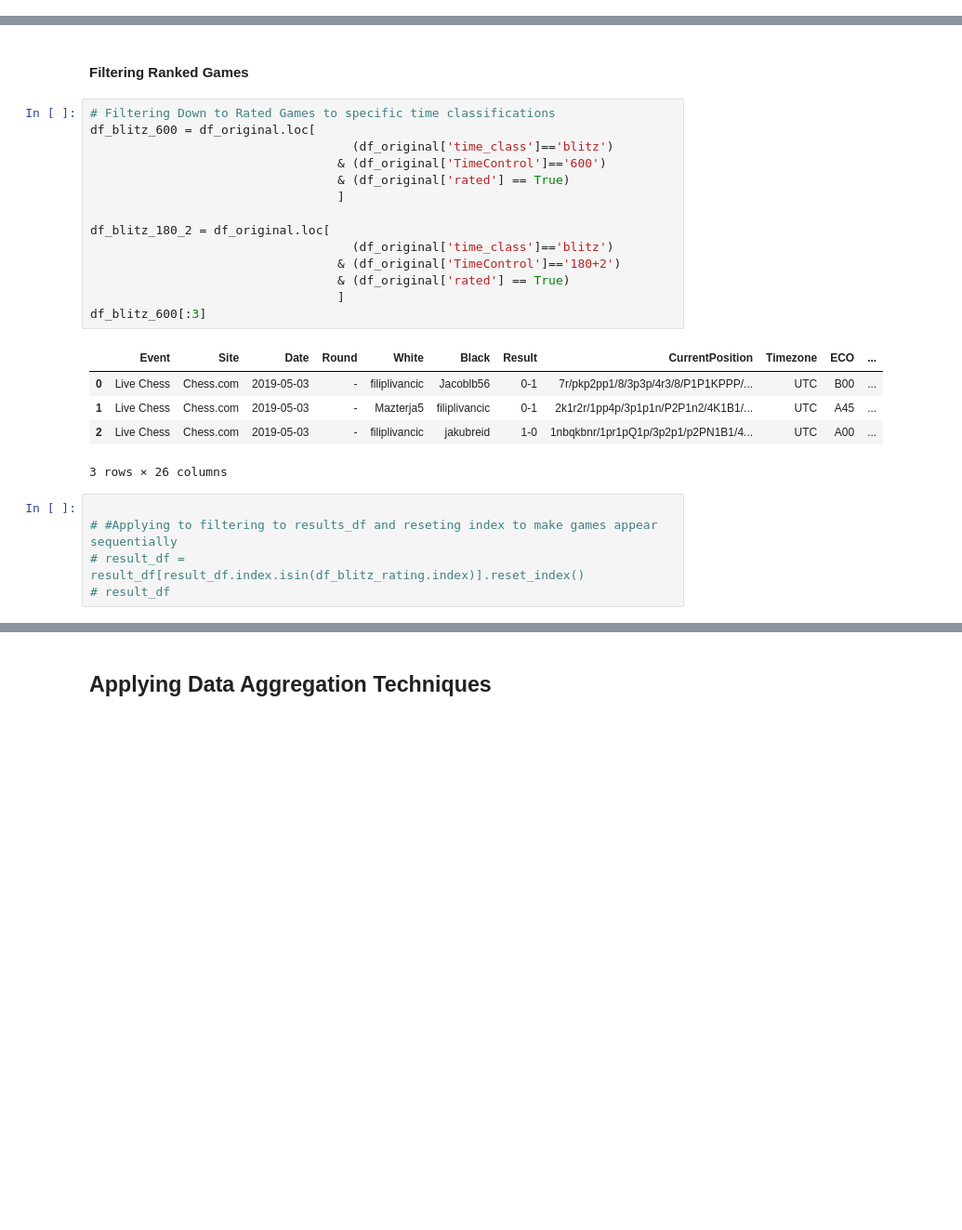
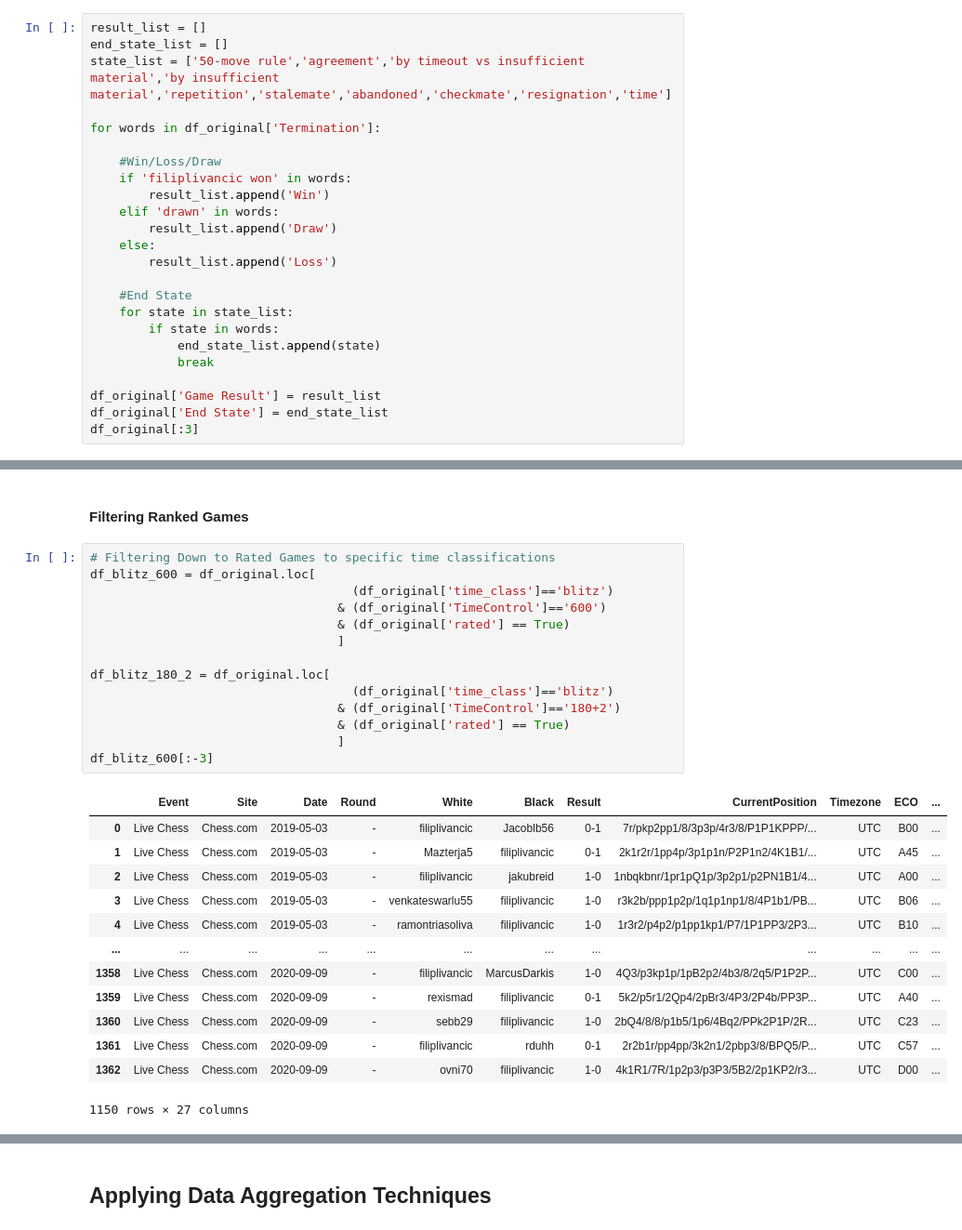
Before and after one commit to Filpill/chess_analysis, a Jupyter notebook: chess_analysis_v2.ipynb, the cells around one changed output, grey strips where cells are left out. Shown at 93% size. Saved outputs shown, nothing was run; the diff lists cells and outputs as text; blank space fills up the shorter version.

Commit message:
added game states to the table

```diff
--- a/chess_analysis_v2.ipynb
+++ b/chess_analysis_v2.ipynb
@@ -240,0 +243,24 @@ set(df_original['TimeControl'])
+# %%
+result_list = []
+end_state_list = []
+state_list = ['50-move rule','agreement','by timeout vs insufficient material','by insufficient material','repetition','stalemate','abandoned','checkmate','resignation','time']
+
+for words in df_original['Termination']:
+
+    #Win/Loss/Draw
+    if 'filiplivancic won' in words:
+        result_list.append('Win')
+    elif 'drawn' in words:
+        result_list.append('Draw')
+    else:
+        result_list.append('Loss')
+
+    #End State
+    for state in state_list:
+        if state in words:
+            end_state_list.append(state)
+            break
+
+df_original['Game Result'] = result_list
+df_original['End State'] = end_state_list
+df_original[:3]
@@ -243,25 +277,28 @@ set(df_original['TimeControl'])
 # %%
 # Filtering Down to Rated Games to specific time classifications
 df_blitz_600 = df_original.loc[
                                     (df_original['time_class']=='blitz')
                                   & (df_original['TimeControl']=='600')
                                   & (df_original['rated'] == True)
                                   ]
 
 df_blitz_180_2 = df_original.loc[
                                     (df_original['time_class']=='blitz')
                                   & (df_original['TimeControl']=='180+2')
                                   & (df_original['rated'] == True)
                                   ]
-df_blitz_600[:3]
+df_blitz_600[:-3]
 # %% [output]
 |  | Event | Site | Date | Round | White | Black | Result | CurrentPosition | Timezone | ECO | ... |
 | 0 | Live Chess | Chess.com | 2019-05-03 | - | filiplivancic | Jacoblb56 | 0-1 | 7r/pkp2pp1/8/3p3p/4r3/8/P1P1KPPP/... | UTC | B00 | ... |
 | 1 | Live Chess | Chess.com | 2019-05-03 | - | Mazterja5 | filiplivancic | 0-1 | 2k1r2r/1pp4p/3p1p1n/P2P1n2/4K1B1/... | UTC | A45 | ... |
 | 2 | Live Chess | Chess.com | 2019-05-03 | - | filiplivancic | jakubreid | 1-0 | 1nbqkbnr/1pr1pQ1p/3p2p1/p2PN1B1/4... | UTC | A00 | ... |
+| 3 | Live Chess | Chess.com | 2019-05-03 | - | venkateswarlu55 | filiplivancic | 1-0 | r3k2b/ppp1p2p/1q1p1np1/8/4P1b1/PB... | UTC | B06 | ... |
+| 4 | Live Chess | Chess.com | 2019-05-03 | - | ramontriasoliva | filiplivancic | 1-0 | 1r3r2/p4p2/p1pp1kp1/P7/1P1PP3/2P3... | UTC | B10 | ... |
+| ... | ... | ... | ... | ... | ... | ... | ... | ... | ... | ... | ... |
+| 1358 | Live Chess | Chess.com | 2020-09-09 | - | filiplivancic | MarcusDarkis | 1-0 | 4Q3/p3kp1p/1pB2p2/4b3/8/2q5/P1P2P... | UTC | C00 | ... |
+| 1359 | Live Chess | Chess.com | 2020-09-09 | - | rexismad | filiplivancic | 0-1 | 5k2/p5r1/2Qp4/2pBr3/4P3/2P4b/PP3P... | UTC | A40 | ... |
+| 1360 | Live Chess | Chess.com | 2020-09-09 | - | sebb29 | filiplivancic | 1-0 | 2bQ4/8/8/p1b5/1p6/4Bq2/PPk2P1P/2R... | UTC | C23 | ... |
+| 1361 | Live Chess | Chess.com | 2020-09-09 | - | filiplivancic | rduhh | 0-1 | 2r2b1r/pp4pp/3k2n1/2pbp3/8/BPQ5/P... | UTC | C57 | ... |
+| 1362 | Live Chess | Chess.com | 2020-09-09 | - | ovni70 | filiplivancic | 1-0 | 4k1R1/7R/1p2p3/p3P3/5B2/2p1KP2/r3... | UTC | D00 | ... |
-3 rows × 26 columns
+1150 rows × 27 columns
-# %%
-
-# #Applying to filtering to results_df and reseting index to make games appear sequentially
-# result_df = result_df[result_df.index.isin(df_blitz_rating.index)].reset_index()
-# result_df
```
Also changed, not shown: parts of 5 cells of this notebook.
